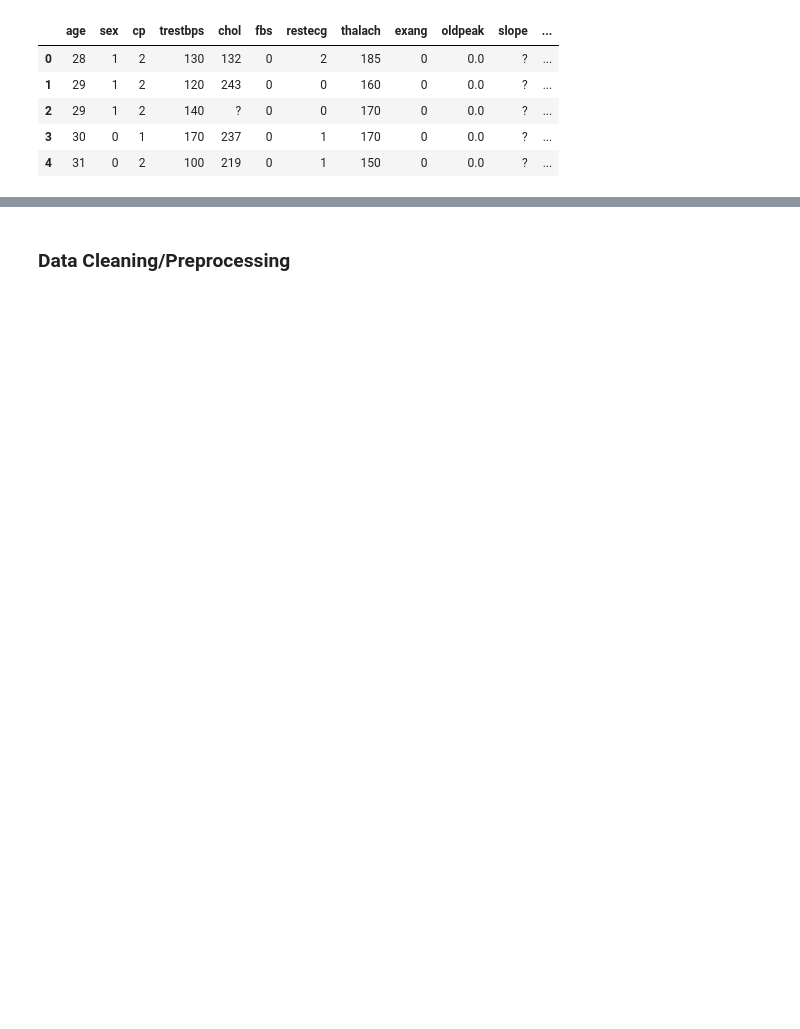
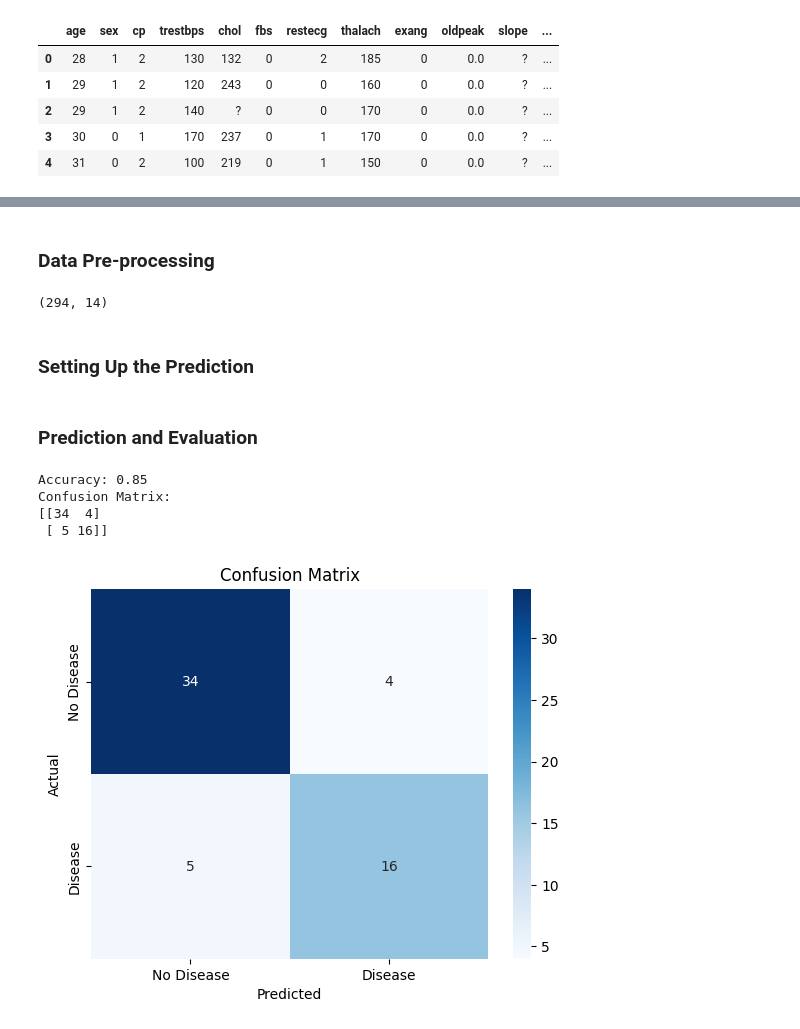
Before and after one commit to Zaine2k/Heart-Attack-Predictor, a Jupyter notebook: main.ipynb, the cells around one changed output, grey strips where cells are left out. Saved outputs shown, nothing was run; the diff lists cells and outputs as text; code cells hidden in the pictures; blank space fills up the shorter version.

```diff
--- a/main.ipynb
+++ b/main.ipynb
@@ -126,2 +136,16 @@ sns.pairplot(df)
 # %% [markdown]
-### Data Cleaning/Preprocessing
+### Data Pre-processing
+# %%
+# Replace all '?' with nan
+df.replace("?", np.nan, inplace=True)
+
+# Impute missing values
+imputer = SimpleImputer(strategy='mean')
+df_imputed = pd.DataFrame(imputer.fit_transform(df), columns=df.columns)
+
+# (Rows, Columns)
+print(df.shape)
+# %% [output]
+(294, 14)
+# %% [markdown]
+### Setting Up the Prediction
@@ -127,0 +181,25 @@ sns.pairplot(df)
+# %% [markdown]
+### Prediction and Evaluation
+# %%
+# Evaluate the model's performance
+accuracy = accuracy_score(y_test, y_pred)
+conf_matrix = confusion_matrix(y_test, y_pred)
+
+# Print the results
+print(f"Accuracy: {accuracy:.2f}")
+print("Confusion Matrix:")
+print(conf_matrix)
+
+#(No Heart Disease Prediction [Correct, Wrong], Heart Disease Predicted [Wrong, Correct])
+# Plot confusion matrix
+sns.heatmap(conf_matrix, annot=True, fmt='d', cmap='Blues', xticklabels=['No Disease', 'Disease'], yticklabels=['No Disease', 'Disease'])
+plt.ylabel('Actual')
+plt.xlabel('Predicted')
+plt.title('Confusion Matrix')
+plt.show()
+# %% [output]
+Accuracy: 0.85
+Confusion Matrix:
+[[34  4]
+ [ 5 16]]
+[figure, added]
```
Also changed, not shown: parts of 9 cells of this notebook, 1 other file.
